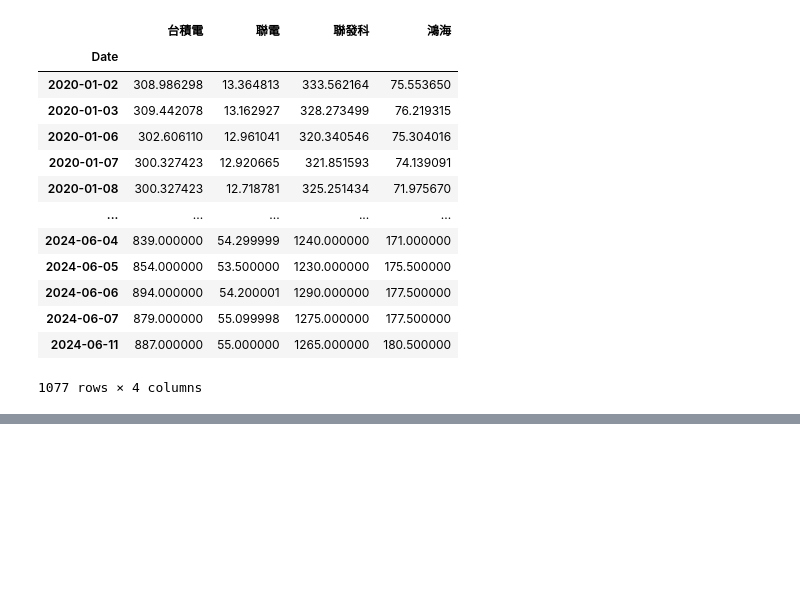
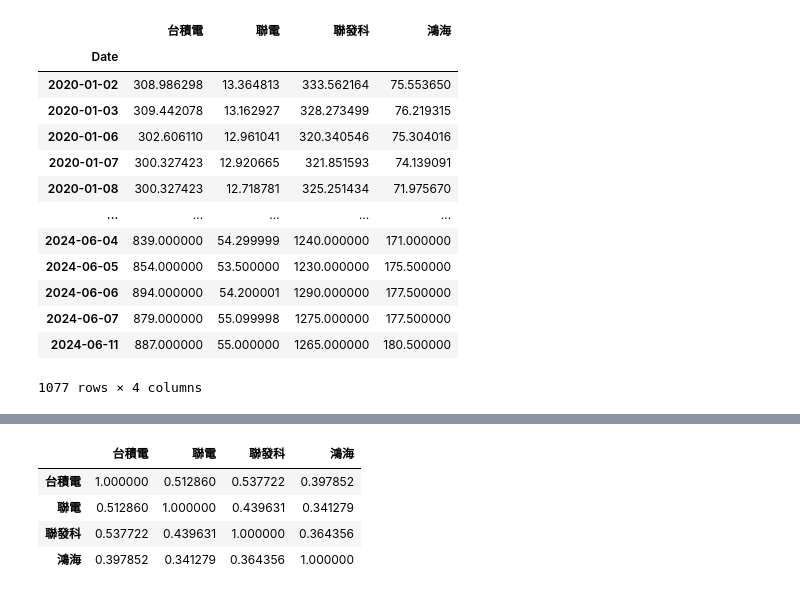
Before and after one commit to MarkChang2023/2023_11_14, a Jupyter notebook: lesson20/lesson20_1.ipynb, the cells around one changed output, grey strips where cells are left out. Drawn from its saved outputs; the diff is of its cells as text; code cells hidden in the pictures; blank space fills up the shorter version.

```diff
--- a/lesson20/lesson20_1.ipynb
+++ b/lesson20/lesson20_1.ipynb
@@ -150,0 +171,8 @@ dataFrame1
+# %%
+dataFrame3.corr()
+# %% [output]
+|  | 台積電 | 聯電 | 聯發科 | 鴻海 |
+| 台積電 | 1.000000 | 0.512860 | 0.537722 | 0.397852 |
+| 聯電 | 0.512860 | 1.000000 | 0.439631 | 0.341279 |
+| 聯發科 | 0.537722 | 0.439631 | 1.000000 | 0.364356 |
+| 鴻海 | 0.397852 | 0.341279 | 0.364356 | 1.000000 |
```
Also changed, not shown: parts of 1 cell of this notebook.
